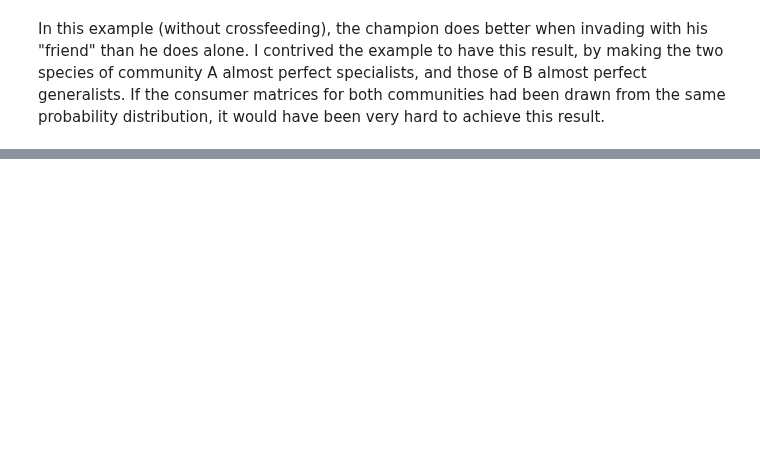
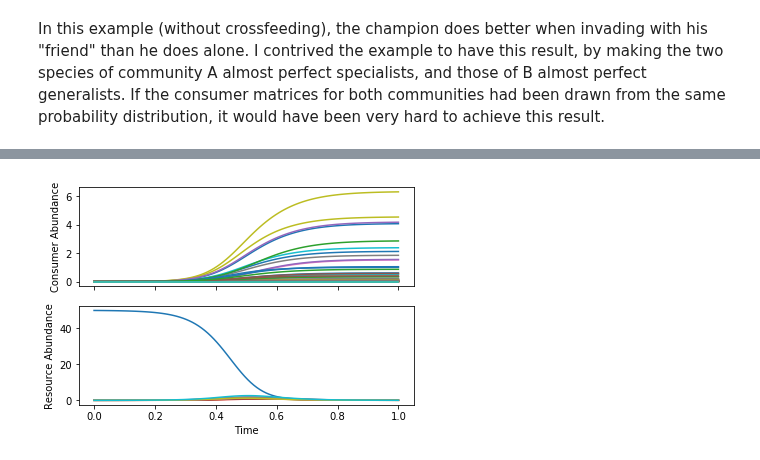
Before and after one commit to Emergent-Behaviors-in-Biology/community-simulator, a Jupyter notebook: Community Simulator Tutorial.ipynb, the cells around one changed output, grey strips where cells are left out. Cells and saved outputs as stored; diff of their text form; code cells hidden in the pictures; blank space fills up the shorter version.

Commit message:
Added crossfeeding
Added crossfeeding to models.py, and wrote a section on it for the
tutorial.

```diff
--- a/Community Simulator Tutorial.ipynb
+++ b/Community Simulator Tutorial.ipynb
@@ -243,0 +255,3 @@ In this example (without crossfeeding), the champion does better when invading w
+# %%
+from community_simulator.models import dNdt_MCRM, dRdt_MCRM
+crossfeeding_dynamics = [dNdt_MCRM,dRdt_MCRM]
@@ -243,0 +260,5 @@ In this example (without crossfeeding), the champion does better when invading w
+# %%
+M = 10
+names = ['R'+str(k) for k in range(M)]
+D = pd.DataFrame(np.random.rand(M,M)/M,index=names,columns=names)
+D
@@ -243,0 +279,32 @@ In this example (without crossfeeding), the champion does better when invading w
+# %%
+from community_simulator.usertools import BinaryRandomMatrix
+
+#Set experiment parameters
+S_tot = 500
+S_well = 50
+n_wells = 5
+
+#Compute probability of finding a given species in a given well
+p = S_well*1./S_tot
+
+#Create initial conditions
+N0 = BinaryRandomMatrix(S_tot,n_wells,p)*1e-3
+R0 = np.zeros((M,n_wells))
+R0[0] = S_well
+init_state = [N0,R0]
+
+#Create parameter set
+params={'c':np.random.rand(S_tot,M),
+        'm':np.ones(S_tot)*1e-3,
+        'r':np.zeros(M),
+        'Kinv':np.ones(M),
+        'w':np.ones(M),
+        'D':D
+       }
+
+
+MyPlate = Community(init_state,crossfeeding_dynamics,params,scale=10**9)
+
+t, Ntraj, Rtraj = MyPlate.TestWell(T=1)
+# %% [output]
+[figure, added]
```
Also changed, not shown: parts of 26 cells of this notebook, 1 other file.
